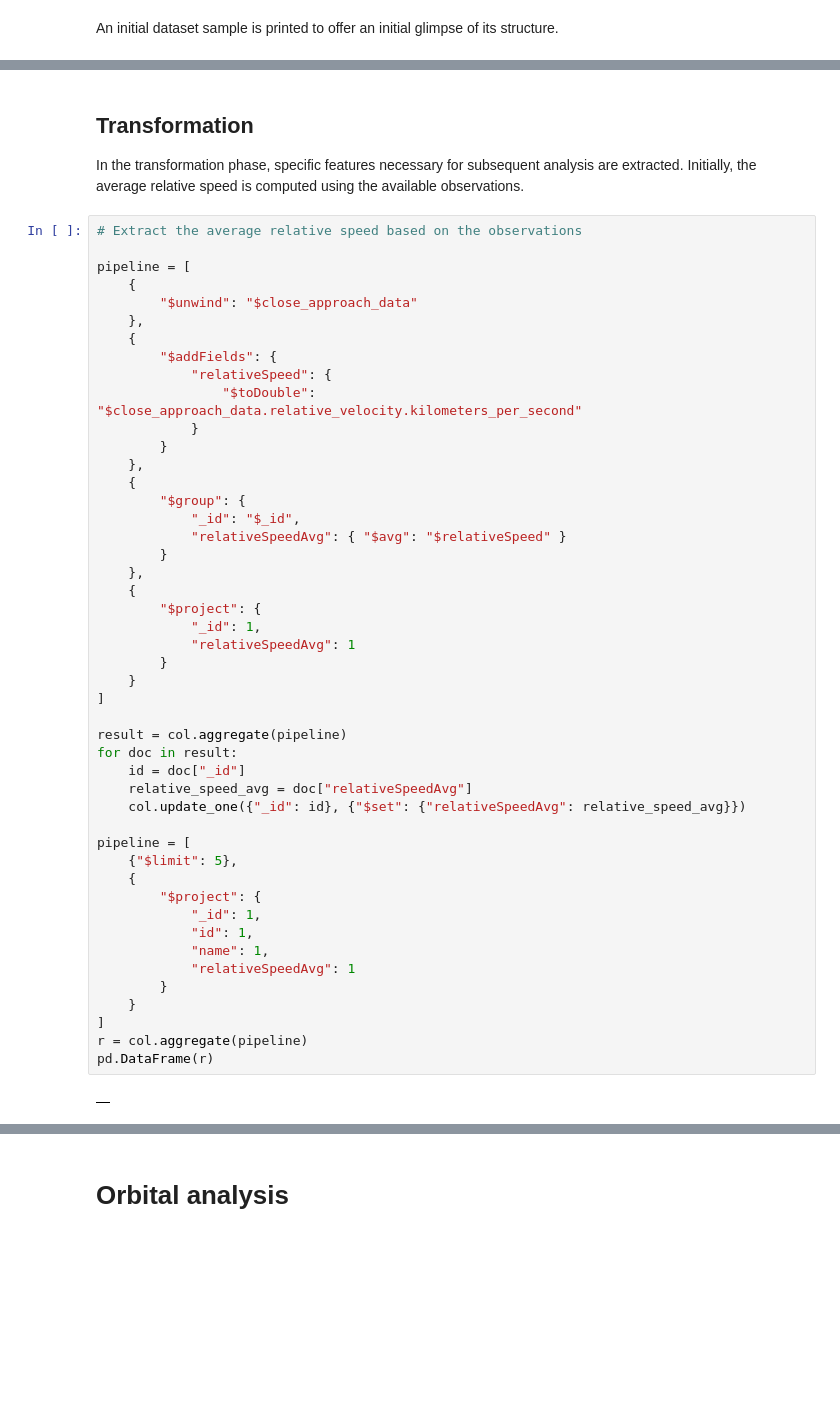
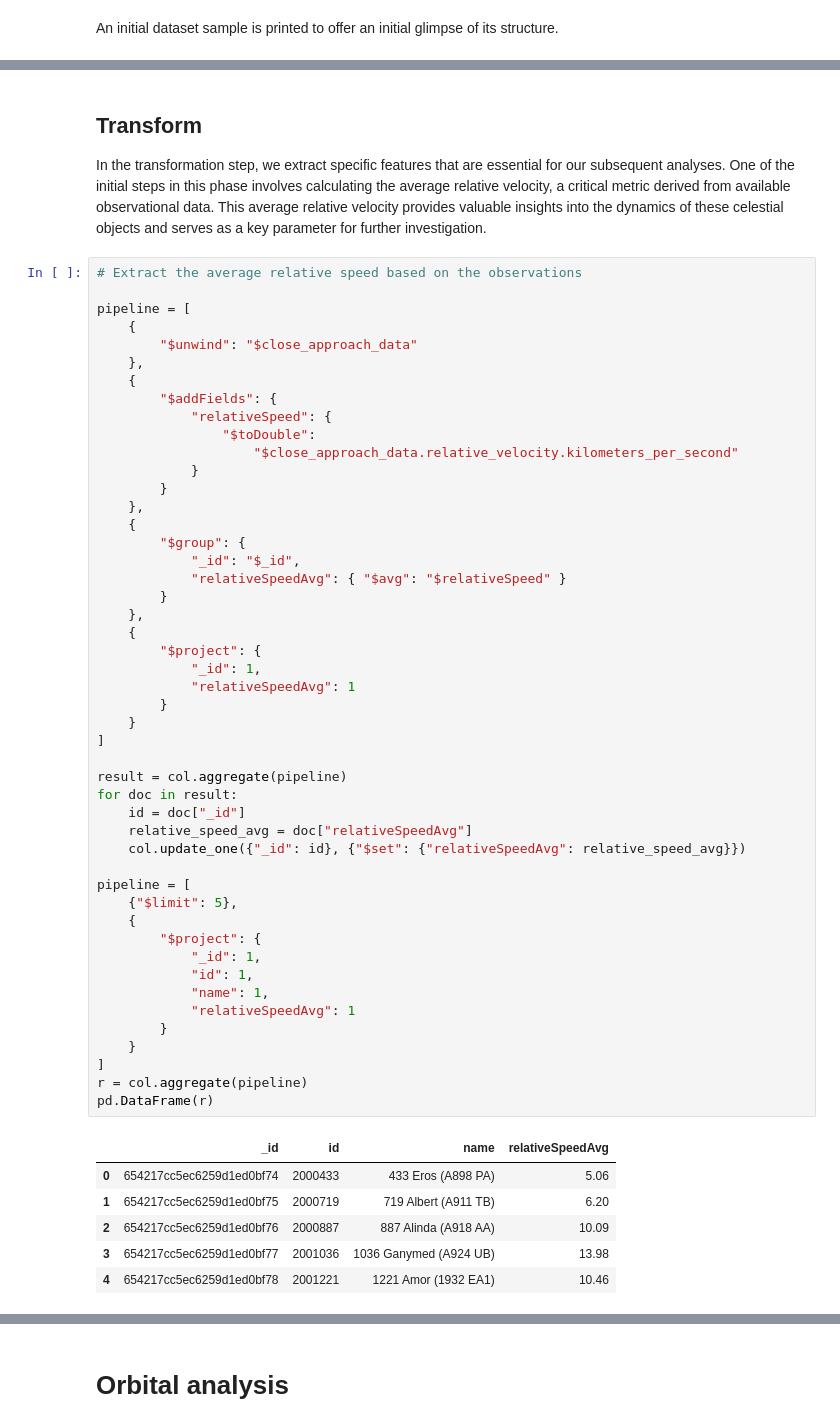
Before and after one commit to valleandreaa/AsteroidsDB, a Jupyter notebook: project-asteroids.ipynb, the cells around one changed output, grey strips where cells are left out. Drawn from its saved outputs; the diff is of its cells as text; blank space fills up the shorter version.

```diff
--- a/project-asteroids.ipynb
+++ b/project-asteroids.ipynb
@@ -116,6 +140,6 @@ pd.DataFrame(r)
 # %% [markdown]
-## Transformation
-In the transformation phase, specific features necessary for subsequent analysis are extracted. Initially, the average relative speed is computed using the available observations.
+## Transform
+In the transformation step, we extract specific features that are essential for our subsequent analyses. One of the initial steps in this phase involves calculating the average relative velocity, a critical metric derived from available observational data. This average relative velocity provides valuable insights into the dynamics of these celestial objects and serves as a key parameter for further investigation.
 # %%
 # Extract the average relative speed based on the observations
 
@@ -126,7 +150,8 @@ pipeline = [
     {
         "$addFields": {
             "relativeSpeed": {
-                "$toDouble": "$close_approach_data.relative_velocity.kilometers_per_second"
+                "$toDouble":
+                    "$close_approach_data.relative_velocity.kilometers_per_second"
             }
         }
     },
@@ -137,32 +162,37 @@ pipeline = [
         }
     },
     {
         "$project": {
             "_id": 1,
             "relativeSpeedAvg": 1
         }
     }
 ]
 
 result = col.aggregate(pipeline)
 for doc in result:
     id = doc["_id"]
     relative_speed_avg = doc["relativeSpeedAvg"]
     col.update_one({"_id": id}, {"$set": {"relativeSpeedAvg": relative_speed_avg}})
 
 pipeline = [
     {"$limit": 5},
     {
         "$project": {
             "_id": 1,
             "id": 1,
             "name": 1,
             "relativeSpeedAvg": 1
         }
     }
 ]
 r = col.aggregate(pipeline)
 pd.DataFrame(r)
 # %% [output]
-|  |
+|  | _id | id | name | relativeSpeedAvg |
+| 0 | 654217cc5ec6259d1ed0bf74 | 2000433 | 433 Eros (A898 PA) | 5.06 |
+| 1 | 654217cc5ec6259d1ed0bf75 | 2000719 | 719 Albert (A911 TB) | 6.20 |
+| 2 | 654217cc5ec6259d1ed0bf76 | 2000887 | 887 Alinda (A918 AA) | 10.09 |
+| 3 | 654217cc5ec6259d1ed0bf77 | 2001036 | 1036 Ganymed (A924 UB) | 13.98 |
+| 4 | 654217cc5ec6259d1ed0bf78 | 2001221 | 1221 Amor (1932 EA1) | 10.46 |
 # %% [markdown]
```
Also changed, not shown: parts of 27 cells of this notebook, 3 other files.
